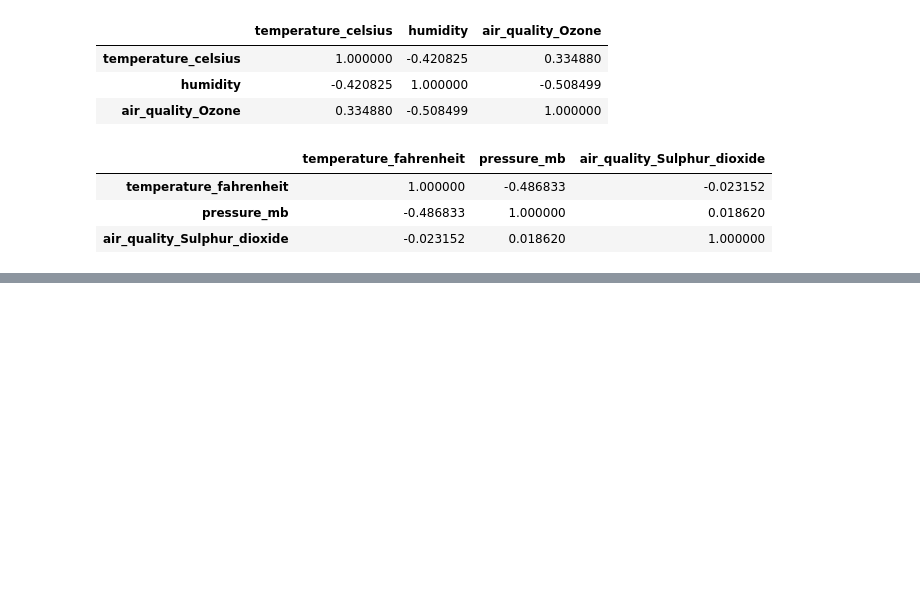
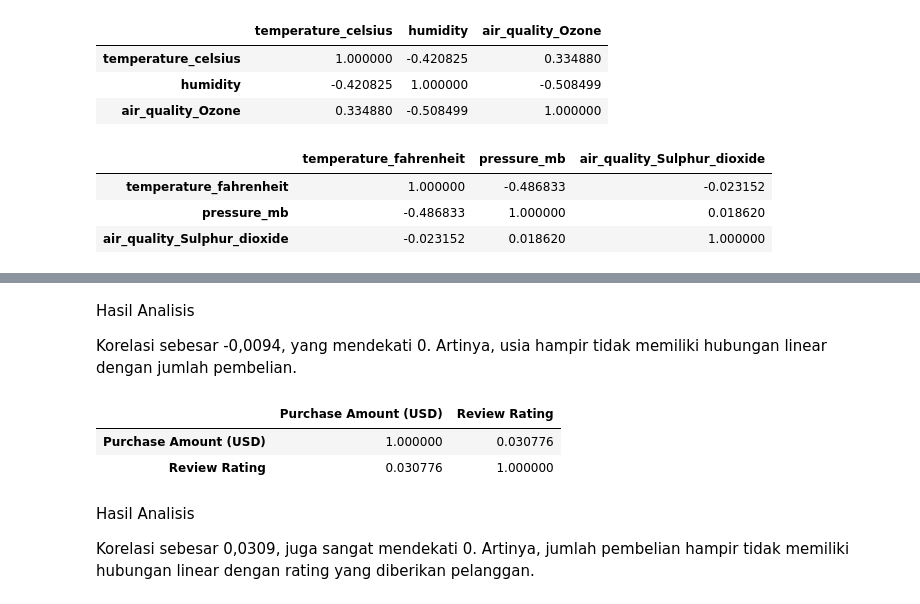
Before and after one commit to Threenines39/Certan, a Jupyter notebook: week_2/praktikum_w2.ipynb, the cells around one changed output, grey strips where cells are left out. Saved outputs shown, nothing was run; the diff lists cells and outputs as text; code cells hidden in the pictures; blank space fills up the shorter version.

```diff
--- a/week_2/praktikum_w2.ipynb
+++ b/week_2/praktikum_w2.ipynb
@@ -90,0 +131,16 @@ df_noid[['temperature_fahrenheit', 'pressure_mb', 'air_quality_Sulphur_dioxide']
+# %% [markdown]
+Hasil Analisis
+
+Korelasi sebesar -0,0094, yang mendekati 0. Artinya, usia hampir tidak memiliki hubungan linear dengan jumlah pembelian.
+# %%
+## Korelasi Purchase Amount (USD) vs Review Rating
+
+df[['Purchase Amount (USD)', 'Review Rating']].corr()
+# %% [output]
+|  | Purchase Amount (USD) | Review Rating |
+| Purchase Amount (USD) | 1.000000 | 0.030776 |
+| Review Rating | 0.030776 | 1.000000 |
+# %% [markdown]
+Hasil Analisis
+
+Korelasi sebesar 0,0309, juga sangat mendekati 0. Artinya, jumlah pembelian hampir tidak memiliki hubungan linear dengan rating yang diberikan pelanggan.
```
Also changed, not shown: parts of 4 cells of this notebook.
